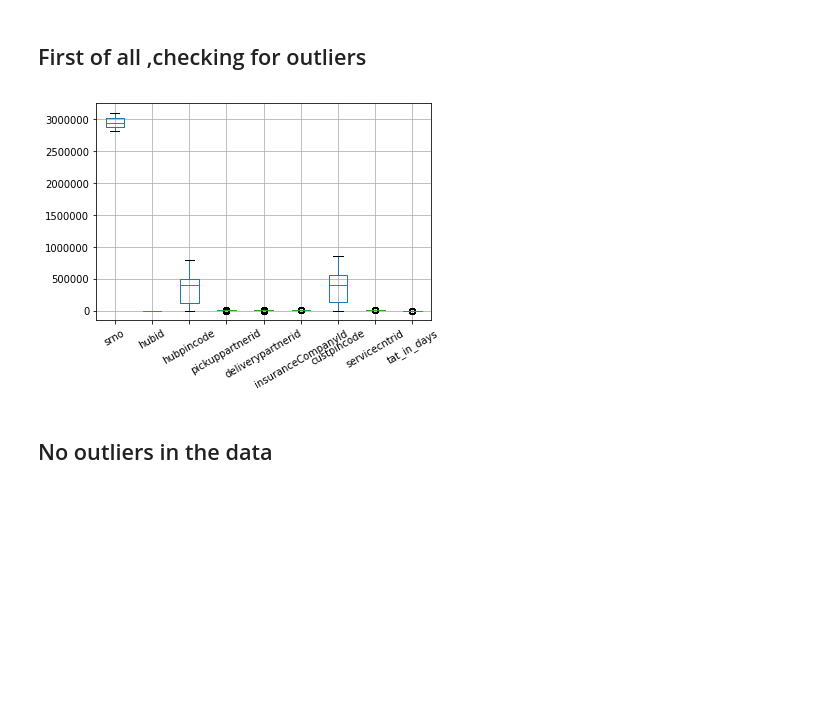
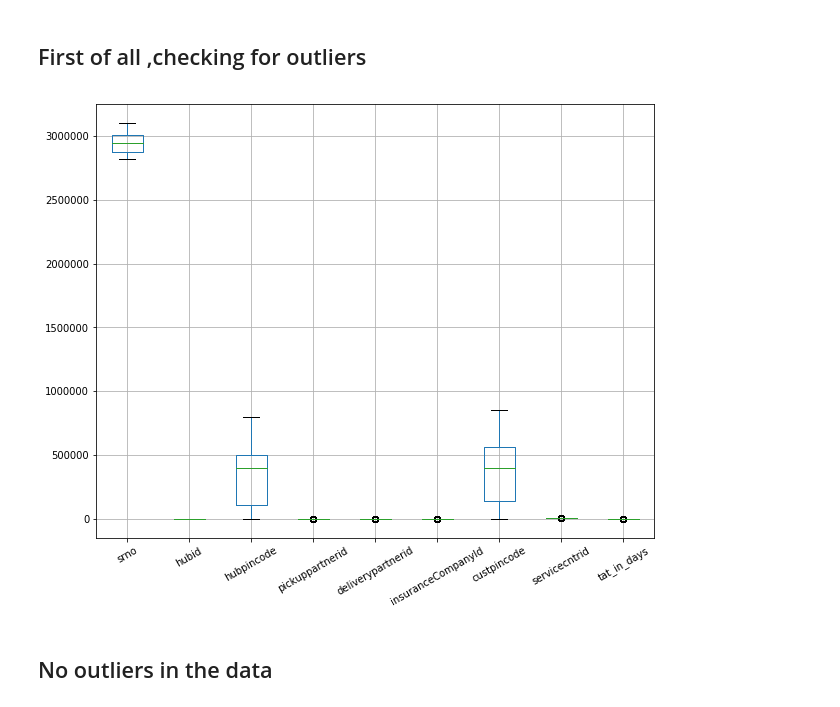
Before and after one commit to Reenagrg123/Assignment-Machine_Learning-, a Jupyter notebook: problem_2/problem2_sol.ipynb, the cells around one changed output. Drawn from its saved outputs; the diff is of its cells as text; code cells hidden in the pictures; blank space fills up the shorter version.

```diff
--- a/problem_2/problem2_sol.ipynb
+++ b/problem_2/problem2_sol.ipynb
@@ -28,12 +24,12 @@ train_data.head(10)
 # %% [markdown]
 <h2> First of all ,checking for outliers </h2>
 # %%
+plt.figure(figsize=(10,8))
 train_data.boxplot()
-
 plt.xticks(rotation=30)
 plt.show()
 # %% [output]
-[figure, old version]
+[figure, new version]
 # %% [markdown]
 <h2> No outliers in the data </h2>
 # %% [markdown]
```
Also changed, not shown: parts of 57 cells of this notebook, 2 other files.
